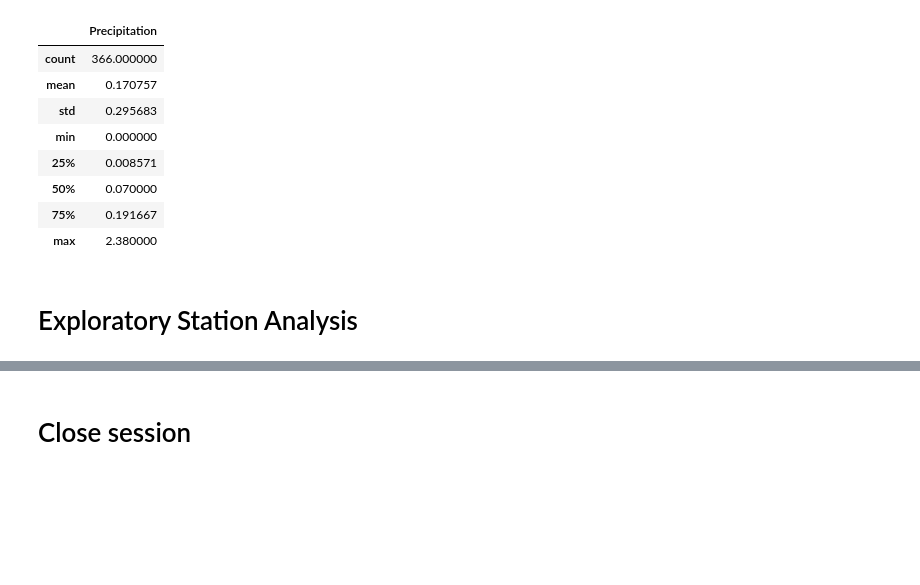
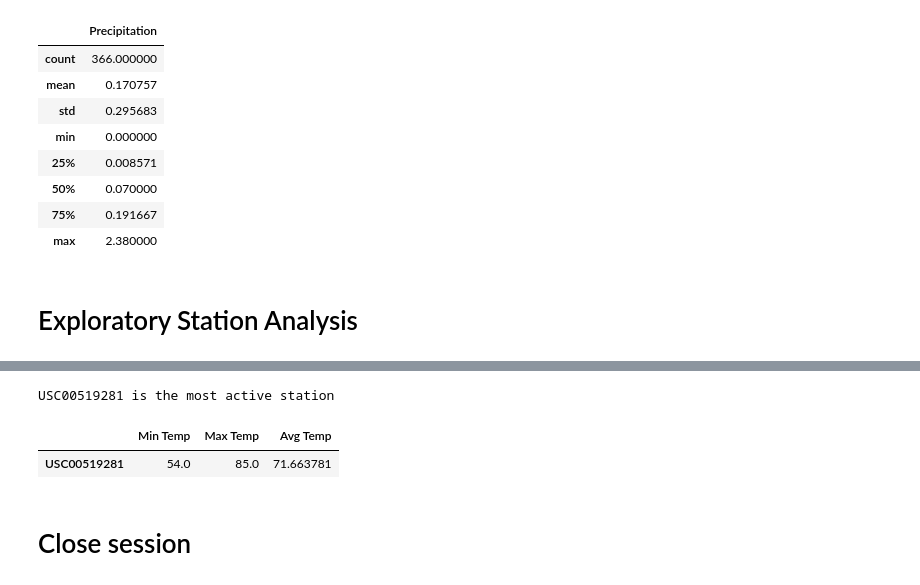
Before and after one commit to bay0624/sqlalchemy-challenge, a Jupyter notebook: climate.ipynb, the cells around one changed output, grey strips where cells are left out. Saved outputs shown, nothing was run; the diff lists cells and outputs as text; code cells hidden in the pictures; blank space fills up the shorter version.

Commit message:
Add station analysis

```diff
--- a/climate.ipynb
+++ b/climate.ipynb
@@ -143,6 +181,19 @@ grouped_df_prcp1.describe()
+# %%
+active_stations_id = active_stations[0][0]
+print(f"{active_stations_id} is the most active station")
+# %% [output]
+USC00519281 is the most active station
 # %%
 # Using the station id from the previous query, calculate the lowest,
 # highest, and average temperature recorded for this station.
+sum_stats = engine.execute("SELECT MIN(tobs), MAX(tobs), AVG(tobs) \
+                           FROM measurement WHERE station = 'USC00519281'").fetchall()
+df = pd.DataFrame(sum_stats, index=["USC00519281"])
+sum_stats_df = df.rename(columns={0: "Min Temp", 1: "Max Temp", 2: "Avg Temp"})
+sum_stats_df
+# %% [output]
+|  | Min Temp | Max Temp | Avg Temp |
+| USC00519281 | 54.0 | 85.0 | 71.663781 |
 # %%
 # Query the last 12 months of temperature observation data for this station.
 # Plot the results as a histogram with bins = 12.
```
Also changed, not shown: parts of 4 cells of this notebook.
